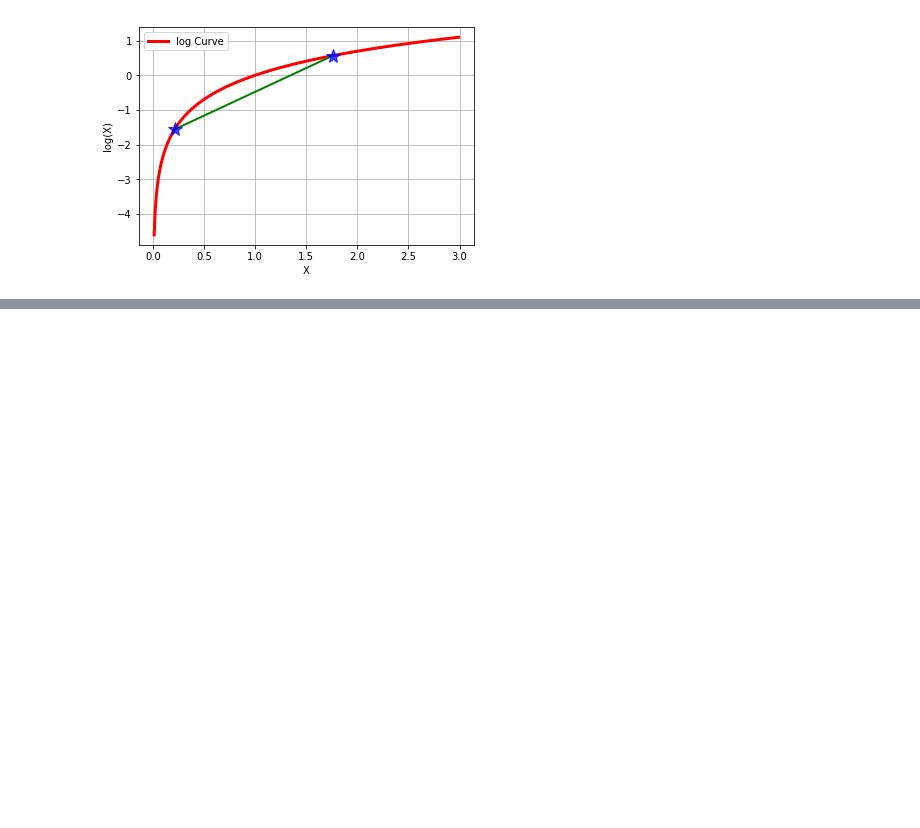
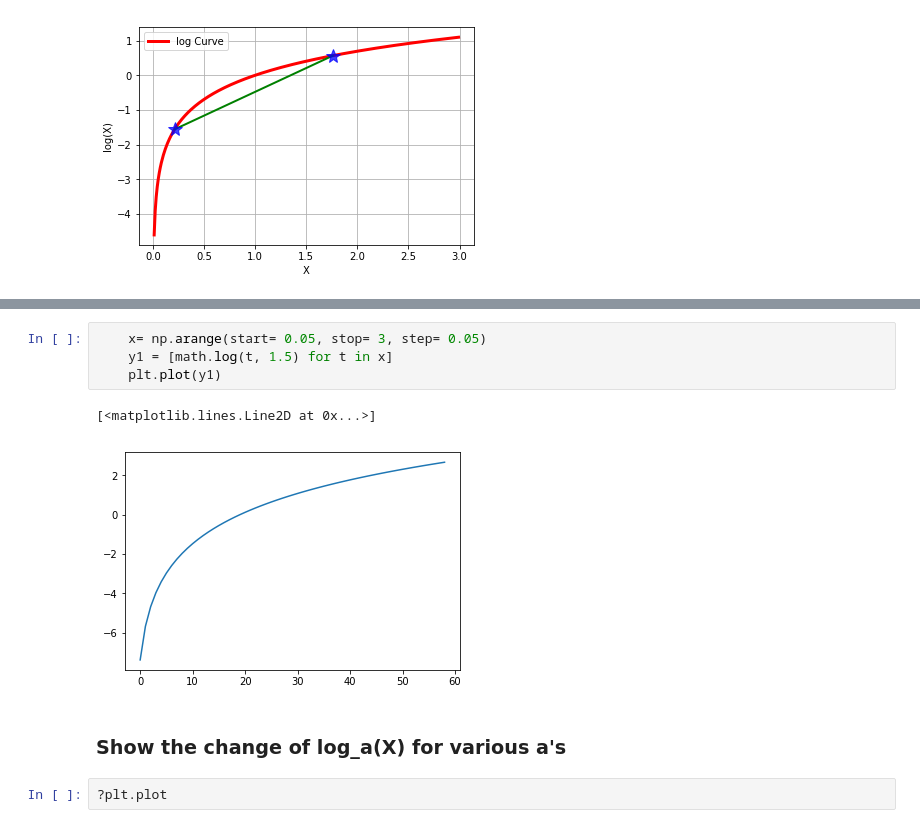
Before and after one commit to tukichen/Visualization_in_python, a Jupyter notebook: Math for Machine Learning.ipynb, the cells around one changed output, grey strips where cells are left out. Cells and saved outputs as stored; diff of their text form; blank space fills up the shorter version.

```diff
--- a/Math for Machine Learning.ipynb
+++ b/Math for Machine Learning.ipynb
@@ -24,0 +59,11 @@ plot_function_curve(function = math.log, function_name = 'log(X)', min_x= 0.01,
+# %%
+    x= np.arange(start= 0.05, stop= 3, step= 0.05)
+    y1 = [math.log(t, 1.5) for t in x]
+    plt.plot(y1)
+# %% [output]
+[<matplotlib.lines.Line2D at 0x...>]
+[figure, added]
+# %% [markdown]
+### Show the change of log_a(X) for various a's
+# %%
+?plt.plot
```
Also changed, not shown: parts of 8 cells of this notebook.
